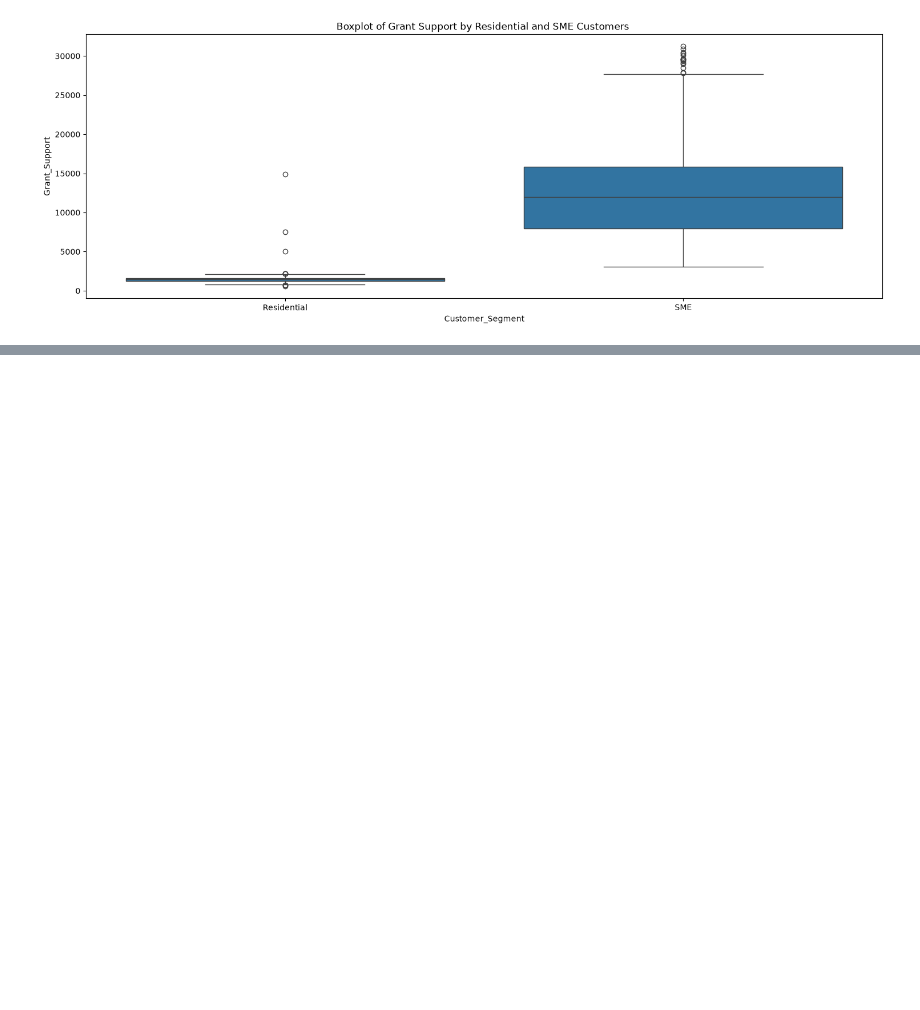
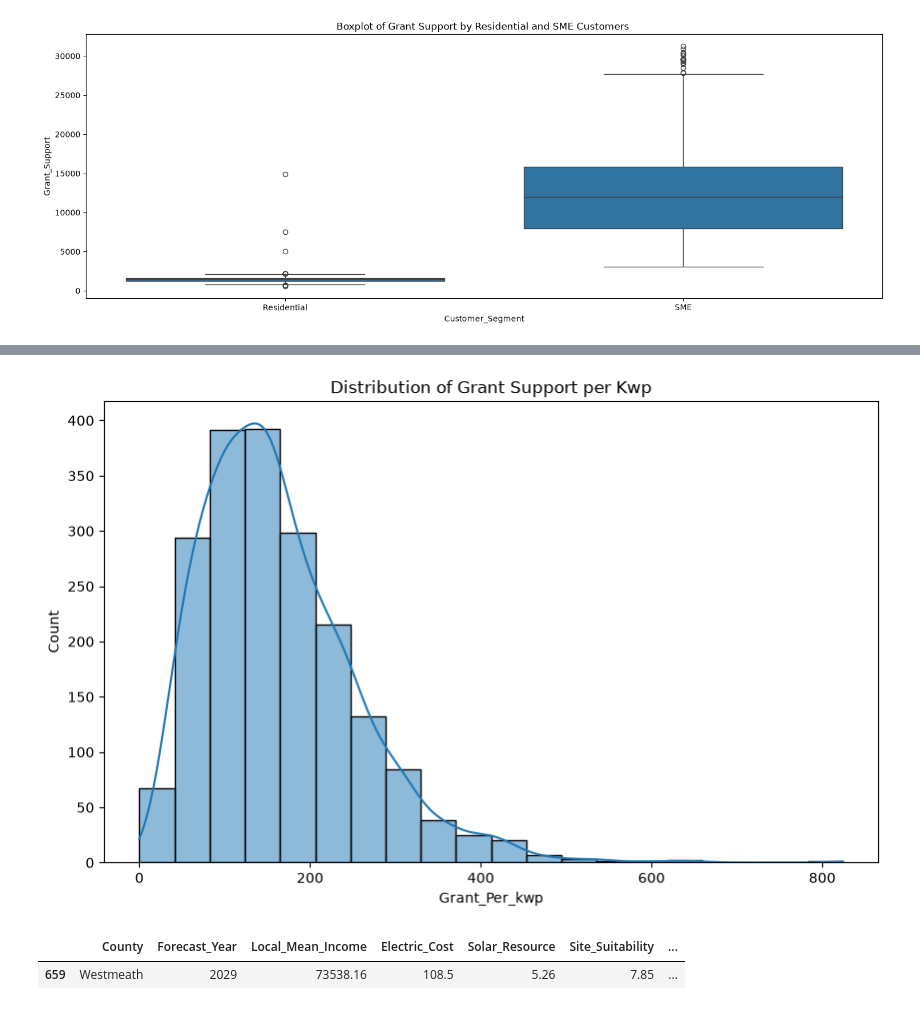
Before and after one commit to sba26096-CiaranLynch/IntegratedCA2, a Jupyter notebook: Integrated_CA_2.ipynb, the cells around one changed output, grey strips where cells are left out. Drawn from its saved outputs; the diff is of its cells as text; code cells hidden in the pictures; blank space fills up the shorter version.

```diff
--- a/Integrated_CA_2.ipynb
+++ b/Integrated_CA_2.ipynb
@@ -2878,0 +2975,2 @@ plt.show()
+# %%
+df["Grant_Per_kwp"] = df["Grant_Support"] / df["Proj_PV_Install_Capacity"]
@@ -2878,0 +2989,21 @@ plt.show()
+# %%
+plt.figure(figsize=(10,6) )
+
+sns.histplot(
+    data = df,
+    x= "Grant_Per_kwp",
+    bins = 20,
+    kde = True
+)
+
+
+plt.title("Distribution of Grant Support per Kwp" )
+
+plt.show()
+# %% [output]
+[figure, added]
+# %%
+df[df["Grant_Per_kwp"] == 0]
+# %% [output]
+|  | County | Forecast_Year | Local_Mean_Income | Electric_Cost | Solar_Resource | Site_Suitability | ... |
+| 659 | Westmeath | 2029 | 73538.16 | 108.5 | 5.26 | 7.85 | ... |
```
Also changed, not shown: parts of 40 cells of this notebook, 1 other file.
